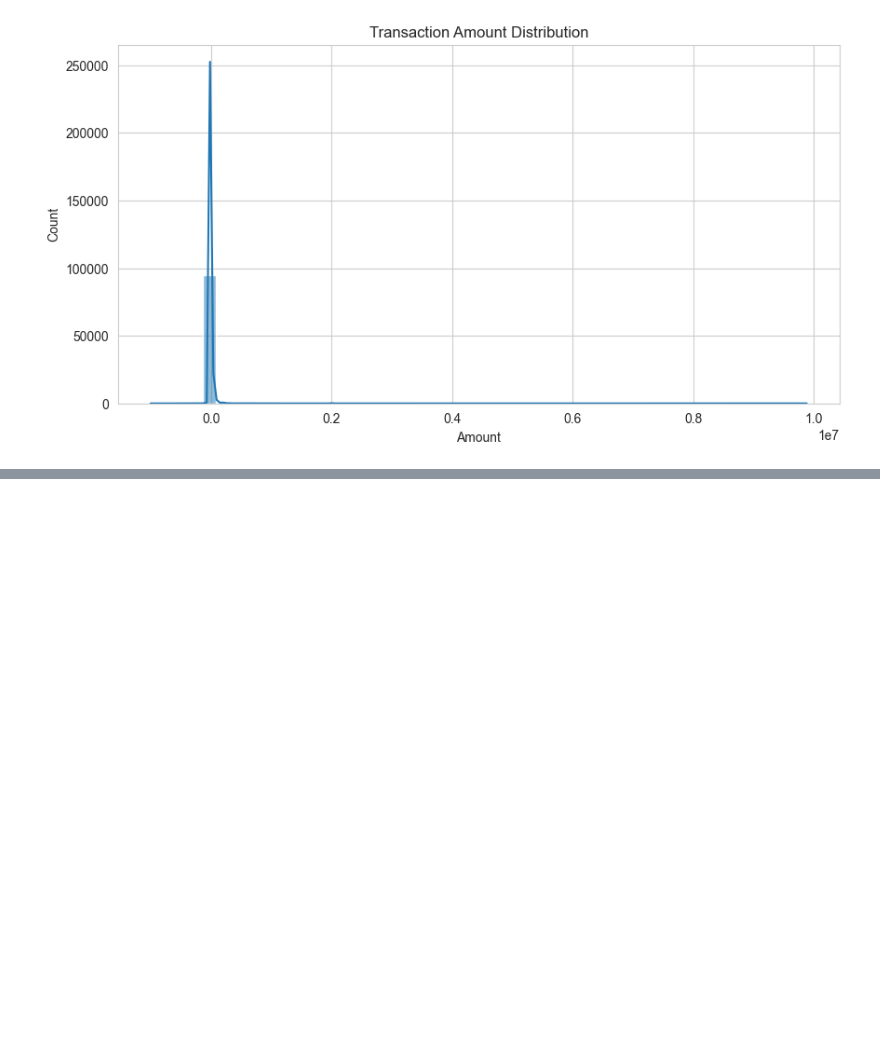
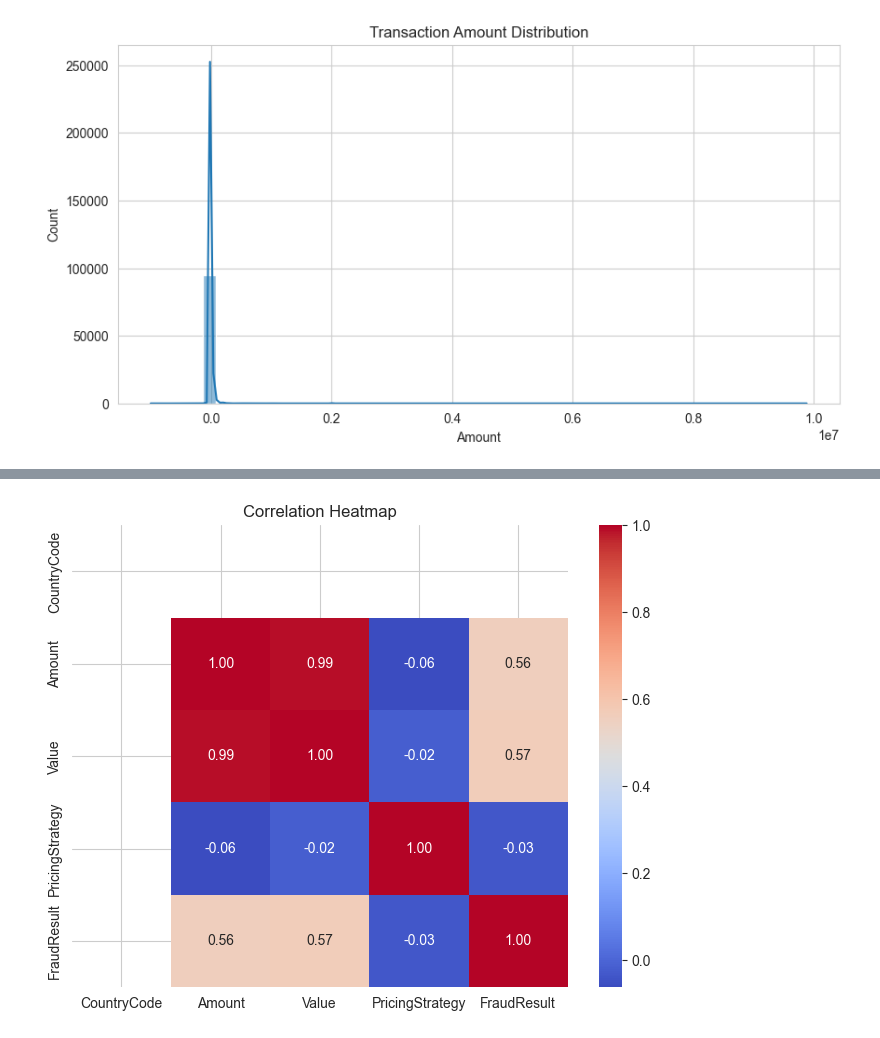
Before and after one commit to Bilen189/credit-risk-model, a Jupyter notebook: notebooks/eda.ipynb, the cells around one changed output, grey strips where cells are left out. Cells and saved outputs as stored; diff of their text form; code cells hidden in the pictures; blank space fills up the shorter version.

Commit message:
Add numerical distribution insights and correlation analysis

```diff
--- a/notebooks/eda.ipynb
+++ b/notebooks/eda.ipynb
@@ -191,0 +200,6 @@ plt.show()
+# %%
+# Correlation matrix for numerical features
+
+correlation_matrix = df[numerical_columns].corr()
+
+correlation_matrix
@@ -191,0 +213,17 @@ plt.show()
+# %%
+# Correlation heatmap
+
+plt.figure(figsize=(8, 6))
+
+sns.heatmap(
+    correlation_matrix,
+    annot=True,
+    cmap="coolwarm",
+    fmt=".2f"
+)
+
+plt.title("Correlation Heatmap")
+
+plt.show()
+# %% [output]
+[figure, added]
```
Also changed, not shown: parts of 2 cells of this notebook.
